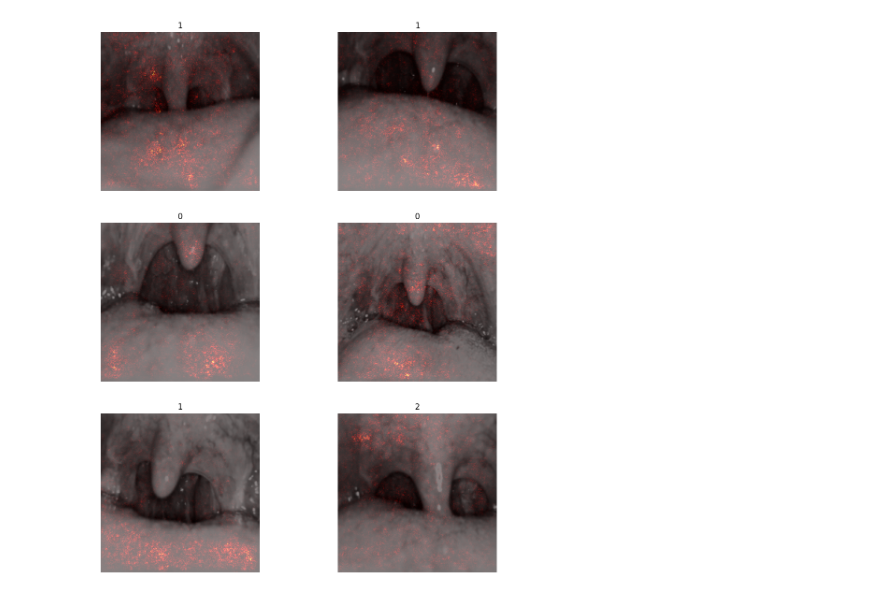
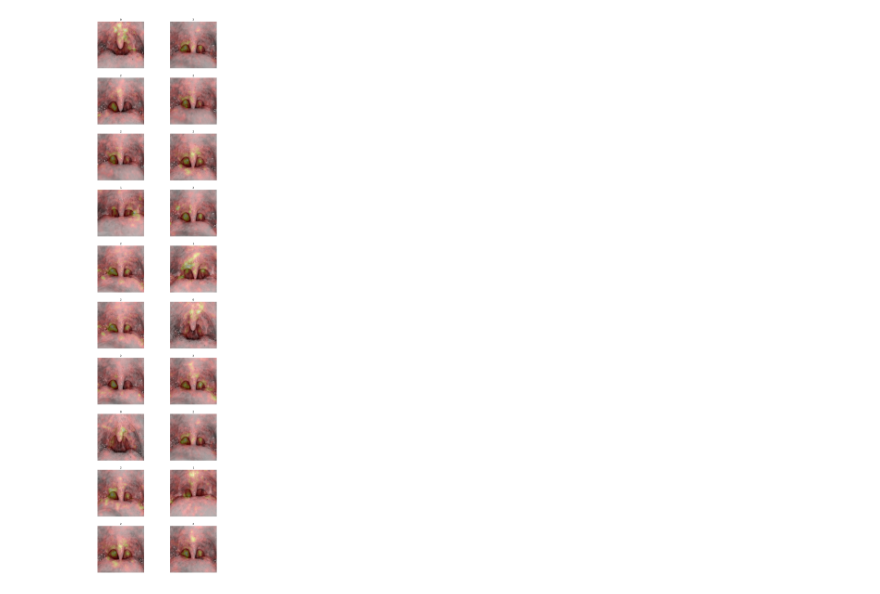
Before and after one commit to TimBerti/glottis-cv, a Jupyter notebook: notebooks/visualization.ipynb, the cells around one changed output. Saved outputs shown, nothing was run; the diff lists cells and outputs as text; code cells hidden in the pictures.

```diff
--- a/notebooks/visualization.ipynb
+++ b/notebooks/visualization.ipynb
@@ -9,43 +10,45 @@ import matplotlib.pyplot as plt
 # %%
 data_dir = '../data/'
-test_dir = data_dir + 'images/test/'
+valid_dir = data_dir + 'images/valid/'
 
-transform = transforms.Compose([
-    transforms.Resize((256, 256)),
-    transforms.CenterCrop(224),
-    transforms.ToTensor(),
-    transforms.Normalize(mean=[0.485, 0.456, 0.406], std=[0.229, 0.224, 0.225]),
+transform = v2.Compose([
+    v2.Resize((256, 256)),
+    v2.CenterCrop(224),
+    v2.ToImage(),
+    v2.ToDtype(torch.float32, scale=True),
+    v2.Normalize(mean=[0.485, 0.456, 0.406], std=[0.229, 0.224, 0.225]),
 ])
 
-test_set = ImageFolder(test_dir, transform=transform, target_transform=None)
-test_loader = DataLoader(test_set, batch_size=1, shuffle=True)
+valid_set = ImageFolder(valid_dir, transform=transform, target_transform=None)
+valid_loader = DataLoader(valid_set, batch_size=1, shuffle=True)
 # %%
-model = torch.load('../models/ResNet50_pretrained-epoch94-batch_size32-lr0.01-loss0.0440.pt')
+model = torch.load('../models/ResNet18_pretrained-epoch278-batch_size32-lr0.001-loss0.1709.pt')
 model.eval()
 device = next(model.parameters()).device.type
 # %%
-num_plots = 6
+num_plots = 20
 num_rows = (num_plots + 1) // 2
 fig, axes = plt.subplots(num_rows, 2, figsize=(12, 5 * num_rows))
 for idx in range(num_plots):
-    images, labels = next(iter(test_loader))
+    images, labels = next(iter(valid_loader))
     input_batch = images
     input_batch = input_batch.to(device)
     input_batch.requires_grad_()
 
     output = model(input_batch)
     output_idx = output.argmax()
     output[0, output_idx].backward()
 
     saliency_map = np.resize(input_batch.grad.data.abs().squeeze()[0].cpu().numpy(), (input_batch.shape[2], input_batch.shape[3]))
+    saliency_map = gaussian_filter(saliency_map, sigma=4) # smooth out the saliency map
 
     image = input_batch.squeeze().permute(1, 2, 0).cpu().detach().numpy()
     grey_img = np.dot(image[..., :3], [0.299, 0.587, 0.114])
 
     axes[idx // 2, idx % 2].imshow(grey_img, cmap='gray')
-    axes[idx // 2, idx % 2].imshow(saliency_map, cmap='hot', alpha=0.5)
+    axes[idx // 2, idx % 2].imshow(saliency_map, cmap='hot', alpha=0.3)
     axes[idx // 2, idx % 2].axis('off')
     axes[idx // 2, idx % 2].set_title(labels.numpy()[0])
 plt.show()
 # %% [output]
-[figure, old version]
+[figure, new version]
```
Also changed, not shown: parts of 1 cell of this notebook, 3 other files.
